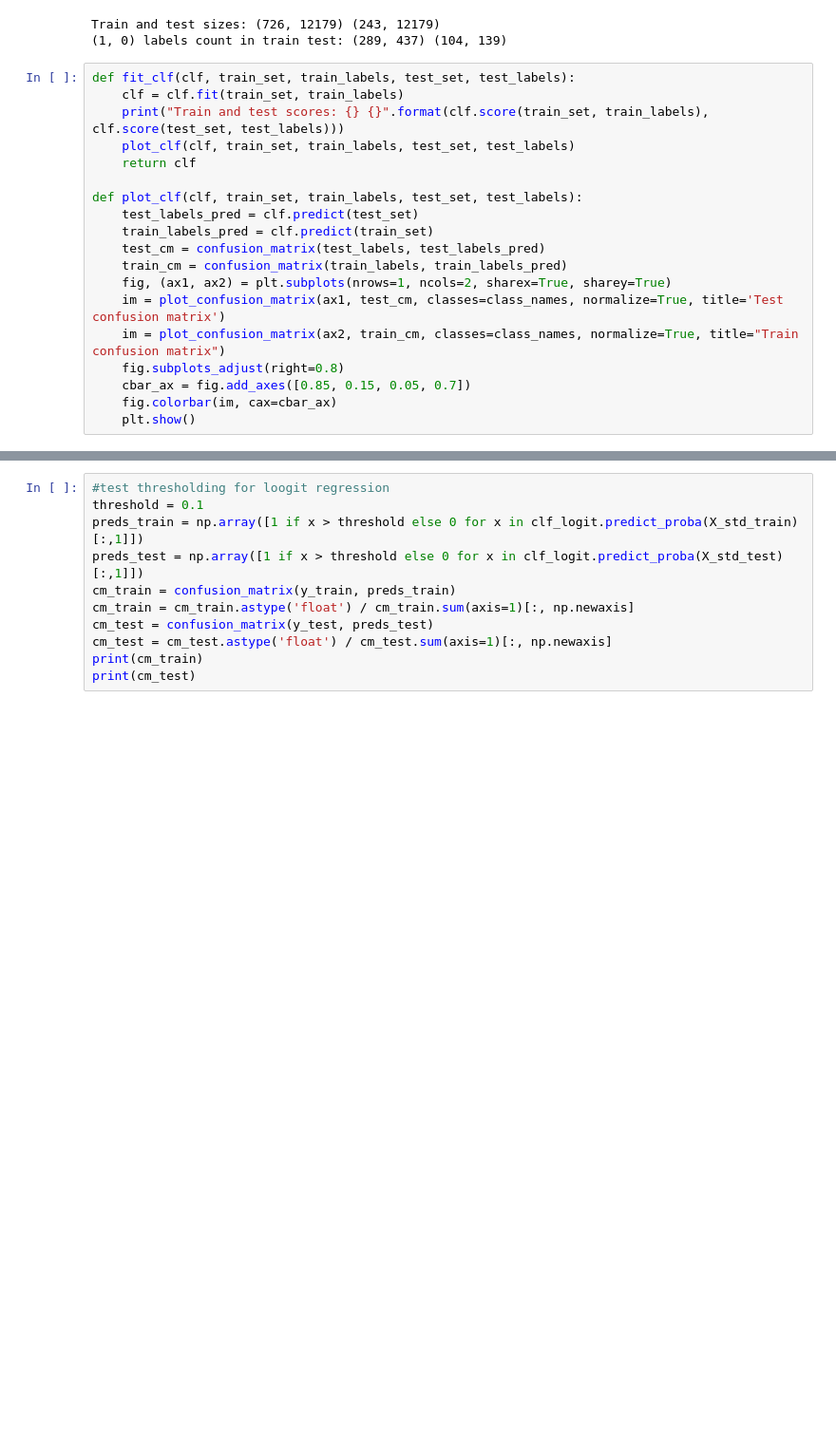
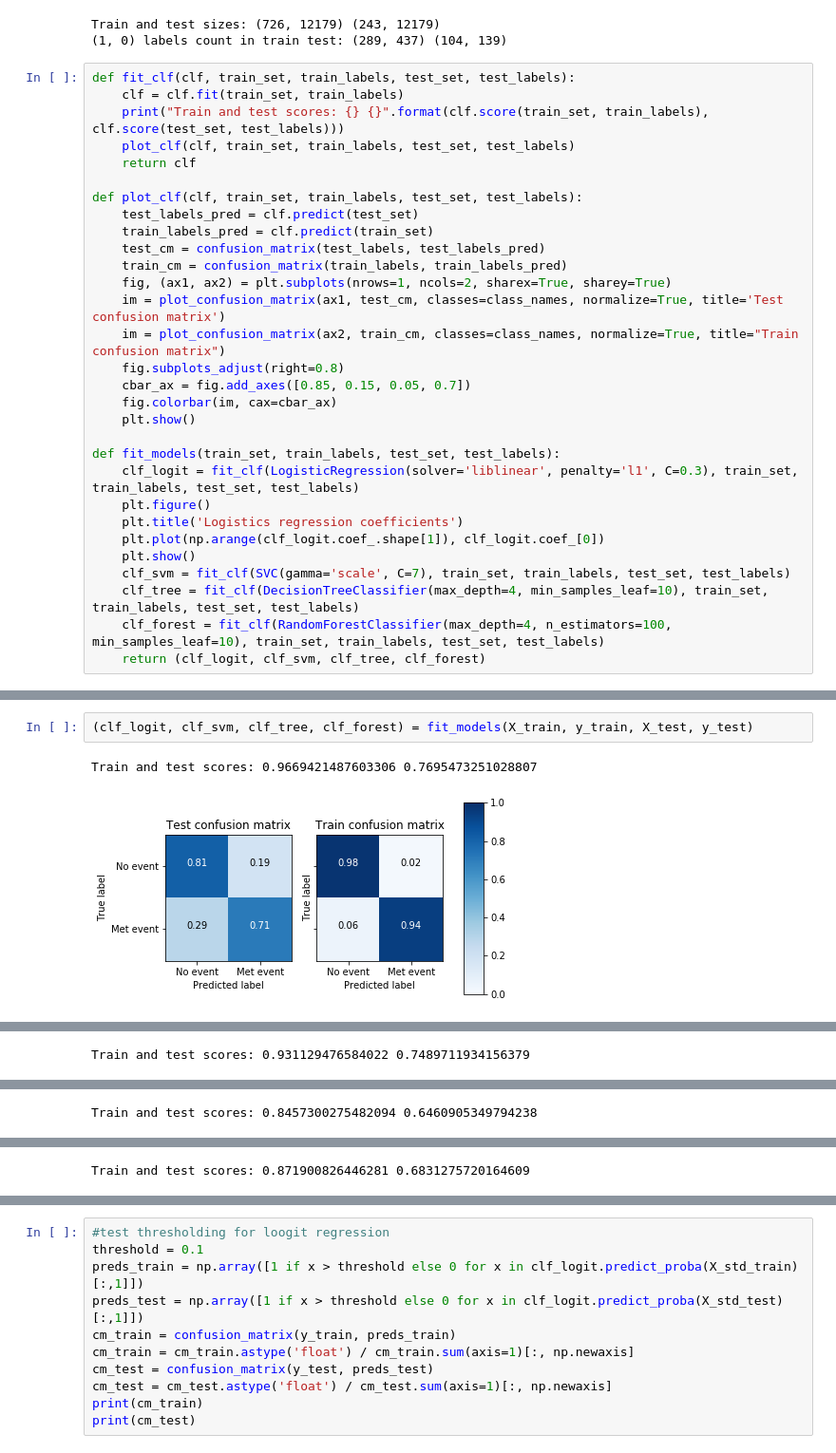
Before and after one commit to sjwilczynski/geneExpr, a Jupyter notebook: Exploration.ipynb, the cells around one changed output, grey strips where cells are left out. Shown at 95% size. Cells and saved outputs as stored; diff of their text form; blank space fills up the shorter version.

```diff
--- a/Exploration.ipynb
+++ b/Exploration.ipynb
@@ -78,3 +79,14 @@ def plot_clf(clf, train_set, train_labels, test_set, test_labels):
     cbar_ax = fig.add_axes([0.85, 0.15, 0.05, 0.7])
     fig.colorbar(im, cax=cbar_ax)
     plt.show()
+
+def fit_models(train_set, train_labels, test_set, test_labels):
+    clf_logit = fit_clf(LogisticRegression(solver='liblinear', penalty='l1', C=0.3), train_set, train_labels, test_set, test_labels)
+    plt.figure()
+    plt.title('Logistics regression coefficients')
+    plt.plot(np.arange(clf_logit.coef_.shape[1]), clf_logit.coef_[0])
+    plt.show()
+    clf_svm = fit_clf(SVC(gamma='scale', C=7), train_set, train_labels, test_set, test_labels)
+    clf_tree = fit_clf(DecisionTreeClassifier(max_depth=4, min_samples_leaf=10), train_set, train_labels, test_set, test_labels)
+    clf_forest = fit_clf(RandomForestClassifier(max_depth=4, n_estimators=100, min_samples_leaf=10), train_set, train_labels, test_set, test_labels)
+    return (clf_logit, clf_svm, clf_tree, clf_forest)
@@ -108,0 +93,5 @@ Train and test scores: 0.8787878787878788 0.7119341563786008
+# %%
+(clf_logit, clf_svm, clf_tree, clf_forest) = fit_models(X_train, y_train, X_test, y_test)
+# %% [output]
+Train and test scores: 0.9669421487603306 0.7695473251028807
+[figure, added]
@@ -108,0 +99 @@ Train and test scores: 0.8787878787878788 0.7119341563786008
+Train and test scores: 0.931129476584022 0.7489711934156379
@@ -108,0 +101 @@ Train and test scores: 0.8787878787878788 0.7119341563786008
+Train and test scores: 0.8457300275482094 0.6460905349794238
@@ -108,0 +103 @@ Train and test scores: 0.8787878787878788 0.7119341563786008
+Train and test scores: 0.871900826446281 0.6831275720164609
```
Also changed, not shown: parts of 6 cells of this notebook.
